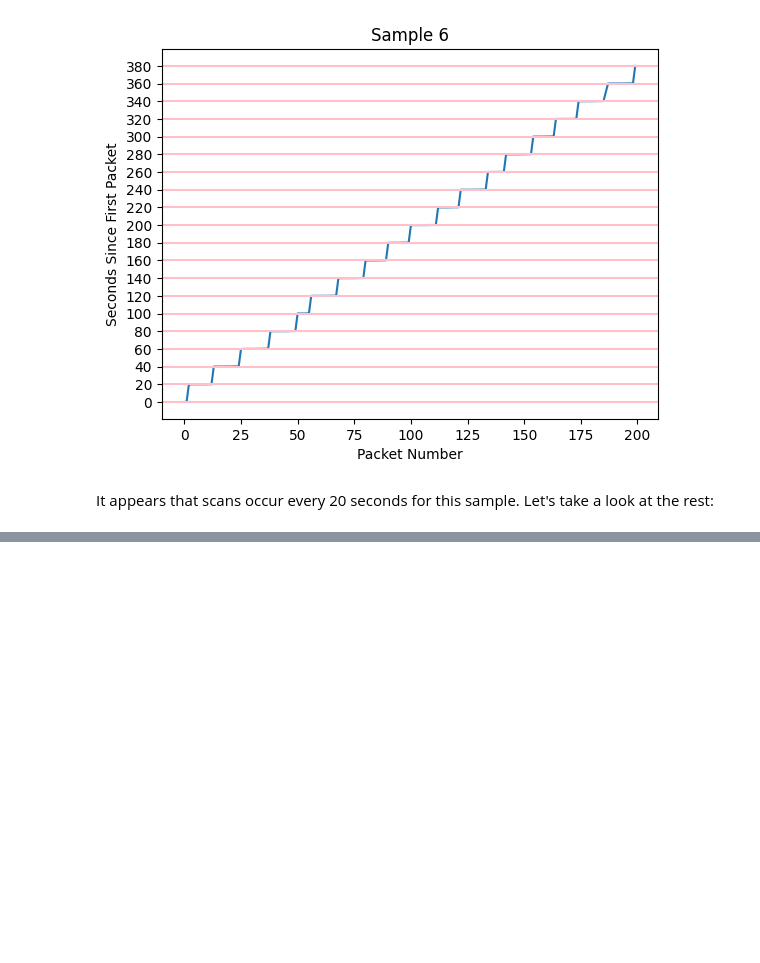
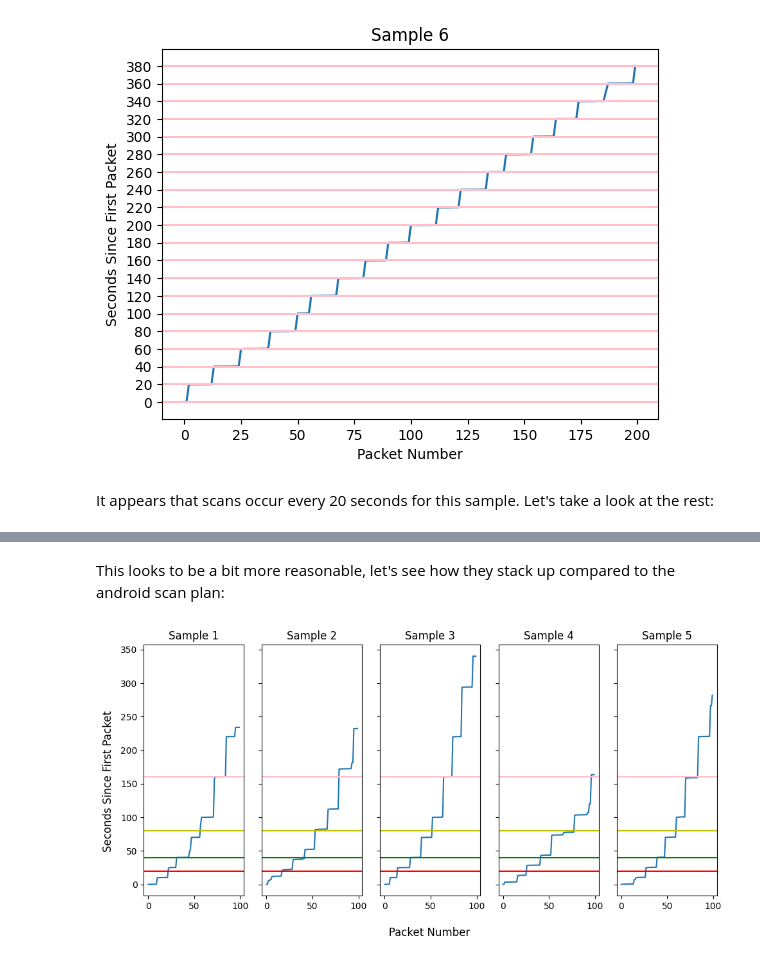
Before and after one commit to jdeinum/SDR, a Jupyter notebook: analysis/sdr.ipynb, the cells around one changed output, grey strips where cells are left out. Cells and saved outputs as stored; diff of their text form; code cells hidden in the pictures; blank space fills up the shorter version.

```diff
--- a/analysis/sdr.ipynb
+++ b/analysis/sdr.ipynb
@@ -582,0 +589,23 @@ print(d6)
+# %% [markdown]
+This looks to be a bit more reasonable, let's see how they stack up compared to the android scan plan:
+# %%
+fig, ax = plt.subplots(1,5, sharey=True, figsize=(10, 5))
+for i in range(len(all_sets_phone3)):
+    time_x = all_sets_phone3[i][:, 0]
+    time_x = time_x - time_x[0]
+    ax[i].plot(time_x[:100])
+    ax[i].axhline(y=20, color='r', linestyle='-', label="20")
+    ax[i].axhline(y=40, color='g', linestyle='-', label="40")
+    ax[i].axhline(y=80, color='y', linestyle='-', label="80")
+    ax[i].axhline(y=160, color='pink', linestyle='-', label="160")
+    ax[i].set_title('Sample {}'.format(i + 1))
+
+
+
+# plot the screen on dataset
+fig.supxlabel('           Packet Number')
+fig.supylabel('Seconds Since First Packet')
+fig.tight_layout()
+plt.show()
+# %% [output]
+[figure, added]
```
Also changed, not shown: parts of 8 cells of this notebook.
